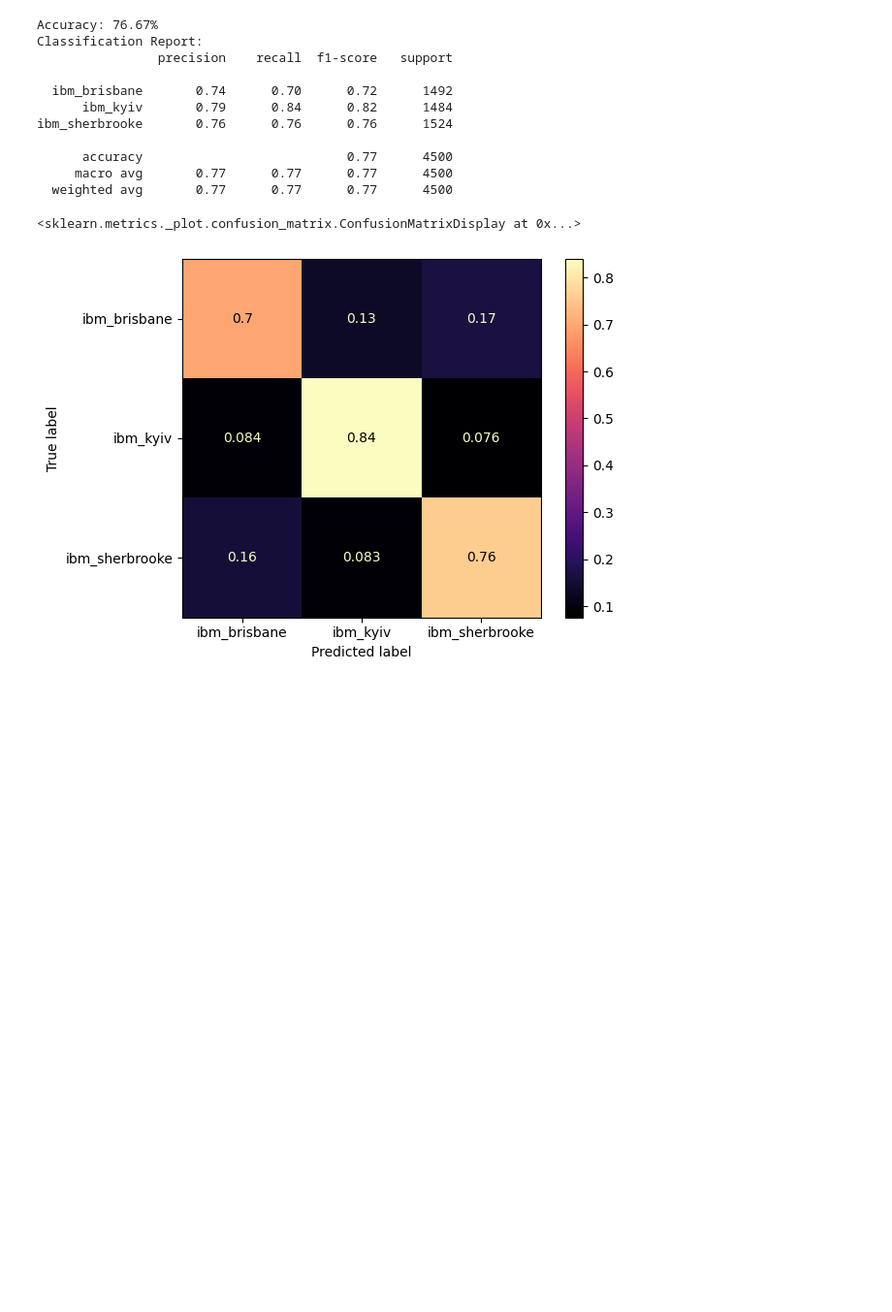
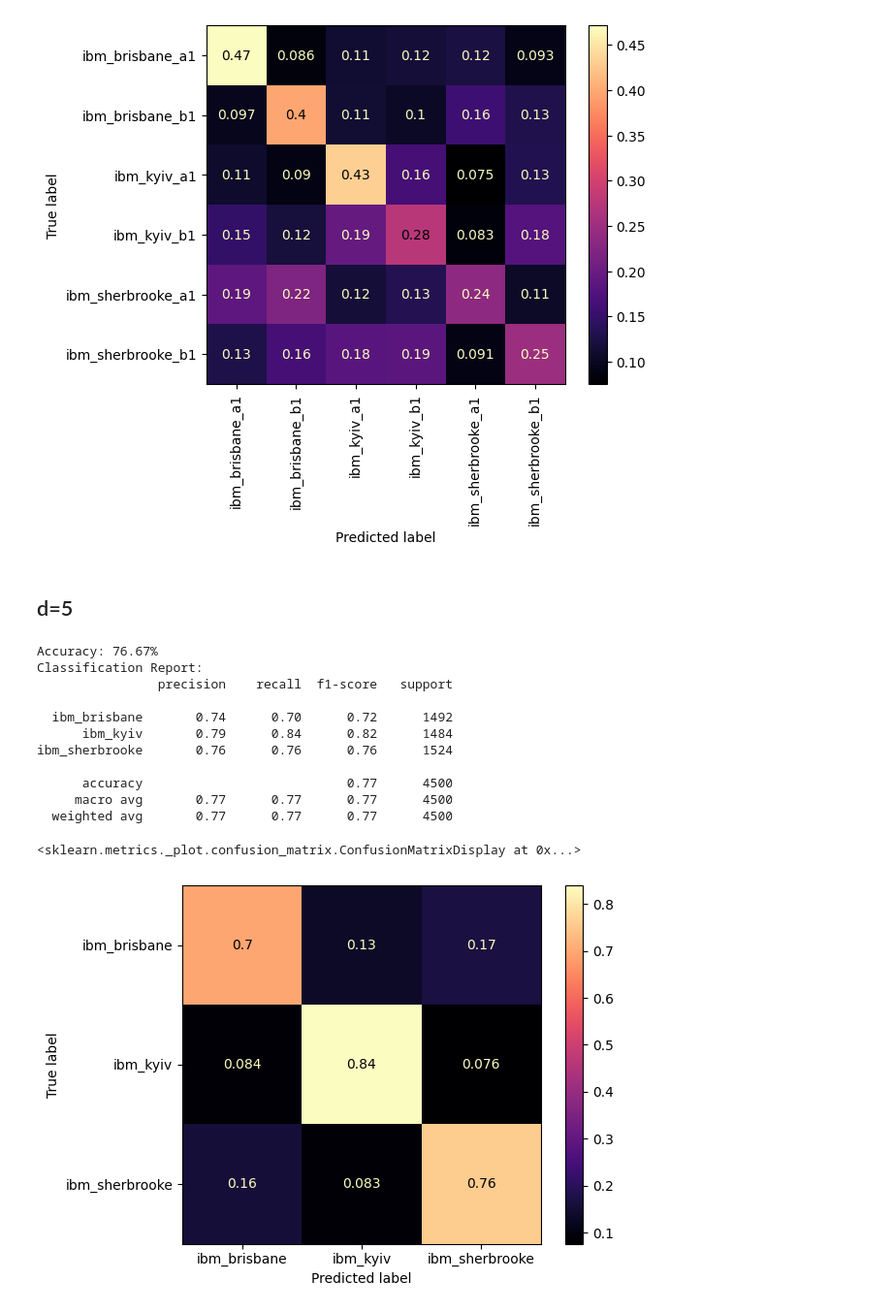
Before and after one commit to devon-campbell/qtcodes, a Jupyter notebook: fingerprinting/xxzz/classifier.ipynb, the cells around one changed output. Shown: that part at 97% size. Saved outputs shown, nothing was run; the diff lists cells and outputs as text; code cells hidden in the pictures; blank space fills up the shorter version.

```diff
--- a/fingerprinting/xxzz/classifier.ipynb
+++ b/fingerprinting/xxzz/classifier.ipynb
@@ -230,0 +352,4 @@ ibm_sherbrooke       0.56      0.53      0.54      1524
+# %%
+json_file = 'data/json/qubit1Z_d3_combined_results.json'
+df = json_to_expanded_df(json_file, d=3)
+clf, updated_df, y_test, y_pred = build_backend_classifier(df, d=3)
@@ -231 +371,10 @@ ibm_sherbrooke       0.56      0.53      0.54      1524
+# %%
+ConfusionMatrixDisplay.from_predictions(y_test, y_pred, cmap='magma', normalize='true')
+plt.xticks(rotation=90)
+plt.savefig('qubit1Z_d3_combined_matrix_diffmaps.png', dpi=300, bbox_inches='tight')
+plt.show()
+# %% [output]
+[figure, added]
+# %% [markdown]
+## d=5
 # %%
```
Also changed, not shown: parts of 35 cells of this notebook, 21 other files.
